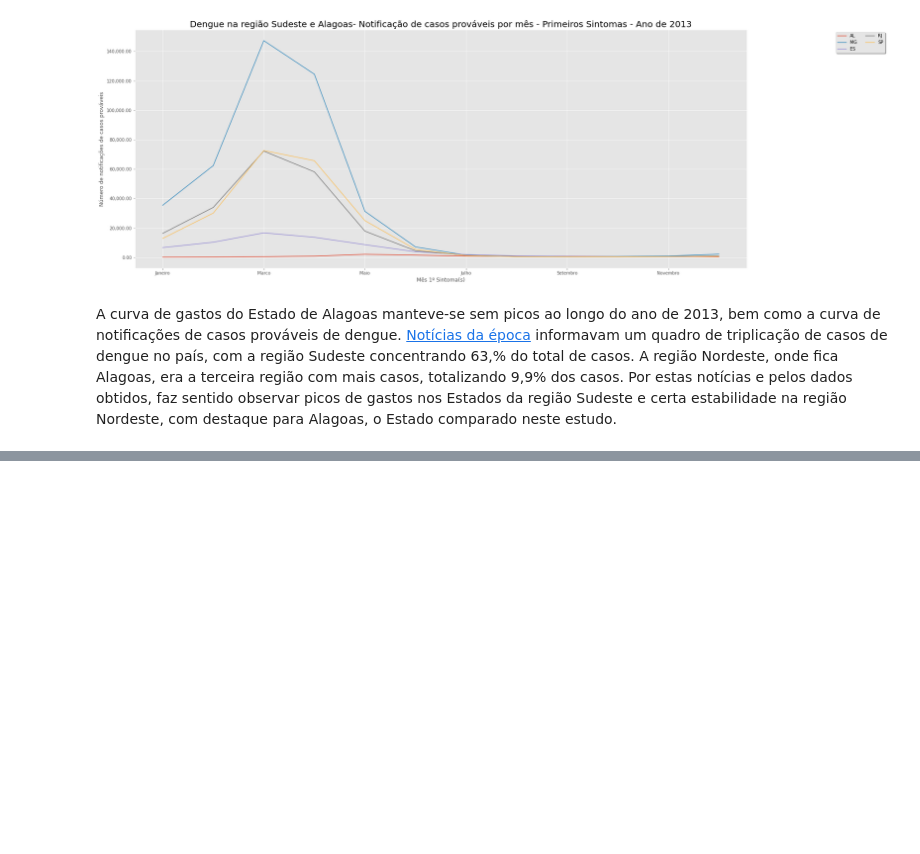
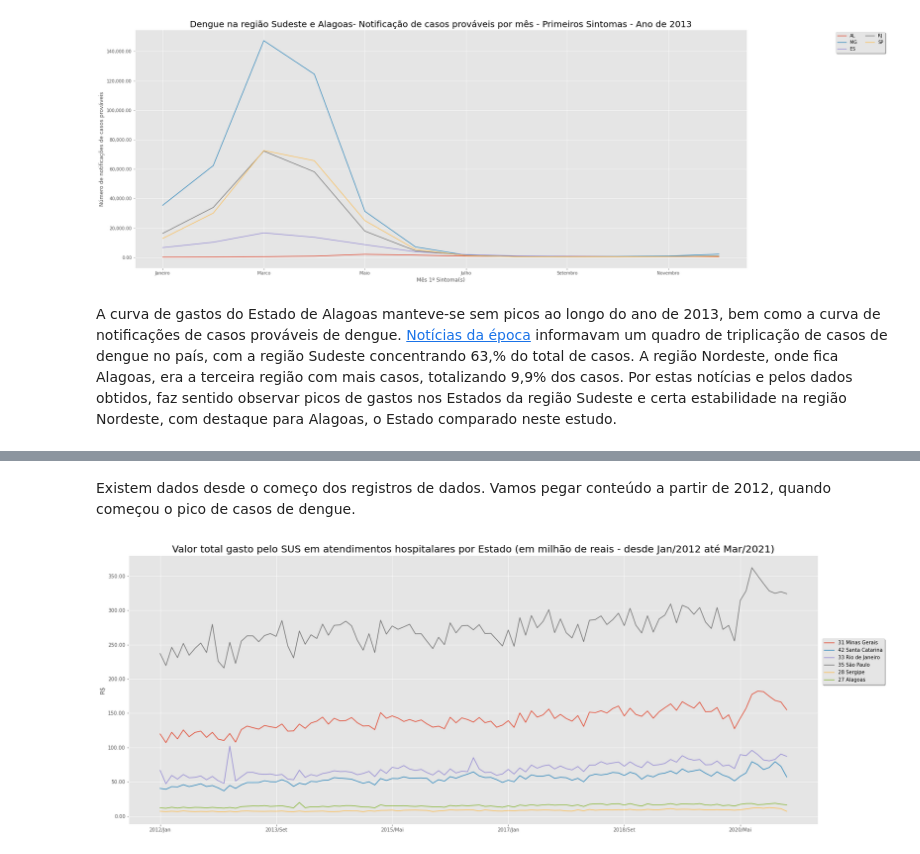
Before and after one commit to edwi-feitoza/bootcamp-alura-data-science-3, a Jupyter notebook: modulo_1/bootcamp_alura_datasus.ipynb, the cells around one changed output, grey strips where cells are left out. Saved outputs shown, nothing was run; the diff lists cells and outputs as text; code cells hidden in the pictures; blank space fills up the shorter version.

```diff
--- a/modulo_1/bootcamp_alura_datasus.ipynb
+++ b/modulo_1/bootcamp_alura_datasus.ipynb
@@ -793,0 +802,11 @@ A curva de gastos do Estado de Alagoas manteve-se sem picos ao longo do ano de 2
+# %%
+colors = plt.cm.jet(np.linspace(0,1,6))
+colunas_de_interesse = dados_atendimentos_sem_total_plot.columns[6:]
+dados_atendimentos_sem_total_plot = dados_atendimentos_sem_total_plot[colunas_de_interesse]
+colors = plt.cm.jet(np.linspace(0,1,27))
+ax = dados_atendimentos_sem_total_plot.iloc[:, :-1].T.plot(figsize=(25,10), y=['31 Minas Gerais','42 Santa Catarina','33 Rio de Janeiro','35 São Paulo','28 Sergipe', '27 Alagoas'])
+ax.yaxis.set_major_formatter(ticker.StrMethodFormatter('{x:,.2f}'))
+plt.legend(loc="upper right", bbox_to_anchor=(1.1, 0.7), ncol=1, shadow=True, fancybox=True)
+plt.ylabel("R$")
+plt.title(label = "Valor total gasto pelo SUS em atendimentos hospitalares por Estado (em milhão de reais)", fontsize=20)
+plt.show()
@@ -793,0 +815,15 @@ A curva de gastos do Estado de Alagoas manteve-se sem picos ao longo do ano de 2
+# %% [markdown]
+Existem dados desde o começo dos registros de dados. Vamos pegar conteúdo a partir de 2012, quando começou o pico de casos de dengue.
+# %%
+colors = plt.cm.jet(np.linspace(0,1,6))
+colunas_de_interesse = dados_atendimentos_sem_total_plot.columns[41:151] # dados a partir de Janeiro de 2012 até Março de 2021
+dados_atendimentos_sem_total_plot = dados_atendimentos_sem_total_plot[colunas_de_interesse]
+colors = plt.cm.jet(np.linspace(0,1,27))
+ax = dados_atendimentos_sem_total_plot.iloc[:, :-1].T.plot(figsize=(25,10), y=['31 Minas Gerais','42 Santa Catarina','33 Rio de Janeiro','35 São Paulo','28 Sergipe', '27 Alagoas'])
+ax.yaxis.set_major_formatter(ticker.StrMethodFormatter('{x:,.2f}'))
+plt.legend(loc="upper right", bbox_to_anchor=(1.1, 0.7), ncol=1, shadow=True, fancybox=True)
+plt.ylabel("R$")
+plt.title(label = "Valor total gasto pelo SUS em atendimentos hospitalares por Estado (em milhão de reais - desde Jan/2012 até Mar/2021)", fontsize=20)
+plt.show()
+# %% [output]
+[figure, added]
```
Also changed, not shown: parts of 18 cells of this notebook.
